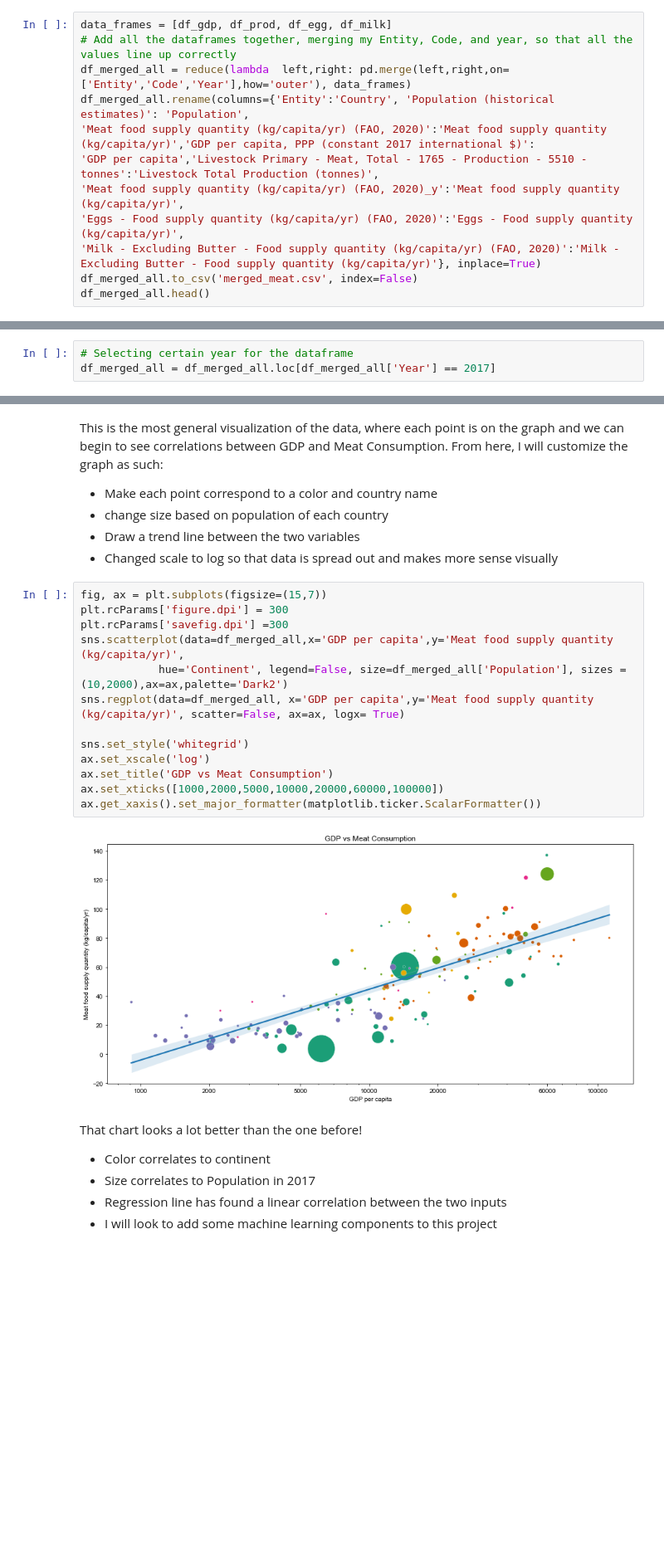
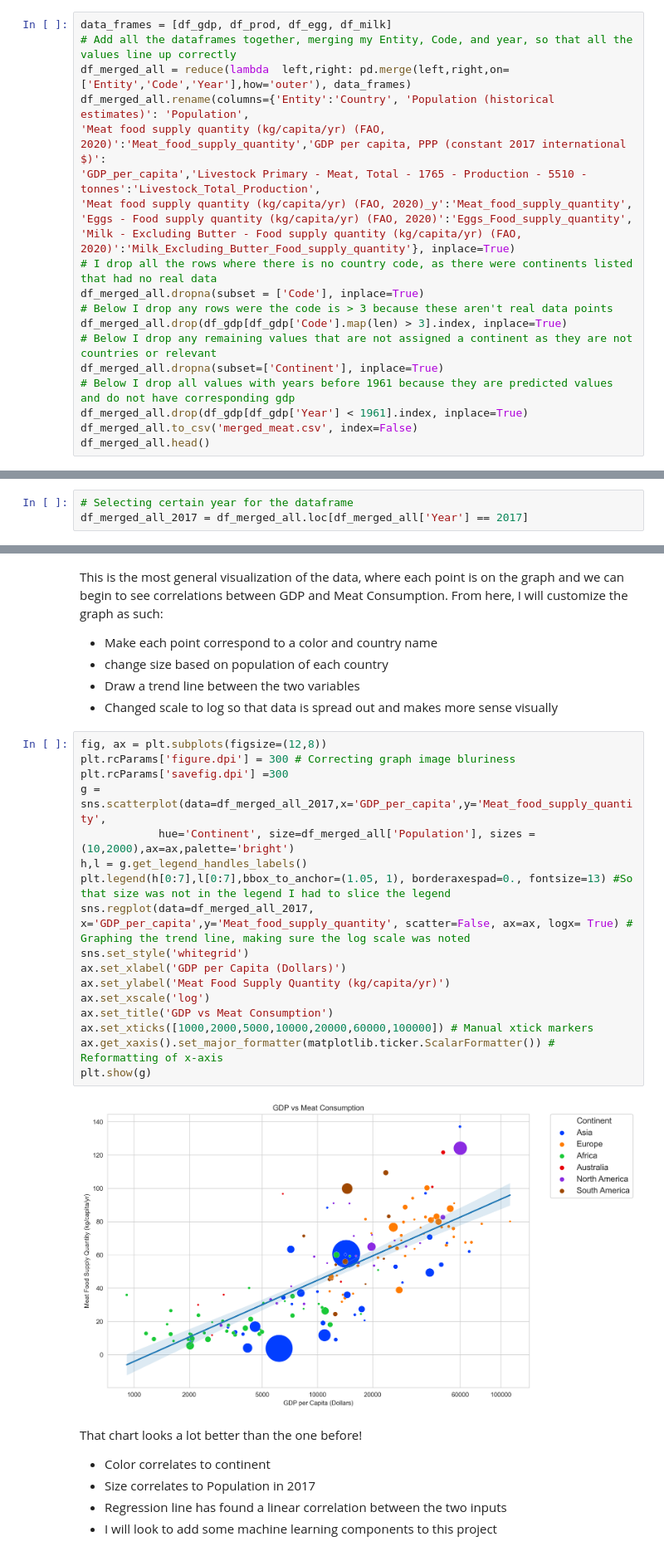
Before and after one commit to ssfriedman1/Meat-Consumption-Trends, a Jupyter notebook: meat_consume.ipynb, the cells around one changed output, grey strips where cells are left out. Shown at 83% size. Cells and saved outputs as stored; diff of their text form; blank space fills up the shorter version.

```diff
--- a/meat_consume.ipynb
+++ b/meat_consume.ipynb
@@ -104,11 +107,19 @@ data_frames = [df_gdp, df_prod, df_egg, df_milk]
 # Add all the dataframes together, merging my Entity, Code, and year, so that all the values line up correctly
 df_merged_all = reduce(lambda  left,right: pd.merge(left,right,on=['Entity','Code','Year'],how='outer'), data_frames)
 df_merged_all.rename(columns={'Entity':'Country', 'Population (historical estimates)': 'Population',
-'Meat food supply quantity (kg/capita/yr) (FAO, 2020)':'Meat food supply quantity (kg/capita/yr)','GDP per capita, PPP (constant 2017 international $)':
-'GDP per capita','Livestock Primary - Meat, Total - 1765 - Production - 5510 - tonnes':'Livestock Total Production (tonnes)',
-'Meat food supply quantity (kg/capita/yr) (FAO, 2020)_y':'Meat food supply quantity (kg/capita/yr)',
-'Eggs - Food supply quantity (kg/capita/yr) (FAO, 2020)':'Eggs - Food supply quantity (kg/capita/yr)',
-'Milk - Excluding Butter - Food supply quantity (kg/capita/yr) (FAO, 2020)':'Milk - Excluding Butter - Food supply quantity (kg/capita/yr)'}, inplace=True)
+'Meat food supply quantity (kg/capita/yr) (FAO, 2020)':'Meat_food_supply_quantity','GDP per capita, PPP (constant 2017 international $)':
+'GDP_per_capita','Livestock Primary - Meat, Total - 1765 - Production - 5510 - tonnes':'Livestock_Total_Production',
+'Meat food supply quantity (kg/capita/yr) (FAO, 2020)_y':'Meat_food_supply_quantity',
+'Eggs - Food supply quantity (kg/capita/yr) (FAO, 2020)':'Eggs_Food_supply_quantity',
+'Milk - Excluding Butter - Food supply quantity (kg/capita/yr) (FAO, 2020)':'Milk_Excluding_Butter_Food_supply_quantity'}, inplace=True)
+# I drop all the rows where there is no country code, as there were continents listed that had no real data
+df_merged_all.dropna(subset = ['Code'], inplace=True)
+# Below I drop any rows were the code is > 3 because these aren't real data points
+df_merged_all.drop(df_gdp[df_gdp['Code'].map(len) > 3].index, inplace=True)
+# Below I drop any remaining values that are not assigned a continent as they are not countries or relevant
+df_merged_all.dropna(subset=['Continent'], inplace=True)
+# Below I drop all values with years before 1961 because they are predicted values and do not have corresponding gdp
+df_merged_all.drop(df_gdp[df_gdp['Year'] < 1961].index, inplace=True)
 df_merged_all.to_csv('merged_meat.csv', index=False)
 df_merged_all.head()
 # %% [output]
@@ -135,7 +146,7 @@ I will also look to change the size of the circles, based on population of the c
 I will also filter out smaller countries.
 # %%
 # Selecting certain year for the dataframe
-df_merged_all = df_merged_all.loc[df_merged_all['Year'] == 2017]
+df_merged_all_2017 = df_merged_all.loc[df_merged_all['Year'] == 2017]
 # %% [markdown]
 I have changed the dataframe such that only the year 2017 for all the countries will be plotted
 # %%
@@ -153,20 +164,24 @@ This is the most general visualization of the data, where each point is on the g
 - Draw a trend line between the two variables
 - Changed scale to log so that data is spread out and makes more sense visually
 # %%
-fig, ax = plt.subplots(figsize=(15,7))
-plt.rcParams['figure.dpi'] = 300
+fig, ax = plt.subplots(figsize=(12,8))
+plt.rcParams['figure.dpi'] = 300 # Correcting graph image bluriness
 plt.rcParams['savefig.dpi'] =300
-sns.scatterplot(data=df_merged_all,x='GDP per capita',y='Meat food supply quantity (kg/capita/yr)',
-            hue='Continent', legend=False, size=df_merged_all['Population'], sizes = (10,2000),ax=ax,palette='Dark2')
-sns.regplot(data=df_merged_all, x='GDP per capita',y='Meat food supply quantity (kg/capita/yr)', scatter=False, ax=ax, logx= True)
-
+g = sns.scatterplot(data=df_merged_all_2017,x='GDP_per_capita',y='Meat_food_supply_quantity',
+            hue='Continent', size=df_merged_all['Population'], sizes = (10,2000),ax=ax,palette='bright')
+h,l = g.get_legend_handles_labels()
+plt.legend(h[0:7],l[0:7],bbox_to_anchor=(1.05, 1), borderaxespad=0., fontsize=13) #So that size was not in the legend I had to slice the legend
+sns.regplot(data=df_merged_all_2017, x='GDP_per_capita',y='Meat_food_supply_quantity', scatter=False, ax=ax, logx= True) # Graphing the trend line, making sure the log scale was noted
 sns.set_style('whitegrid')
+ax.set_xlabel('GDP per Capita (Dollars)')
+ax.set_ylabel('Meat Food Supply Quantity (kg/capita/yr)')
 ax.set_xscale('log')
 ax.set_title('GDP vs Meat Consumption')
-ax.set_xticks([1000,2000,5000,10000,20000,60000,100000])
-ax.get_xaxis().set_major_formatter(matplotlib.ticker.ScalarFormatter())
+ax.set_xticks([1000,2000,5000,10000,20000,60000,100000]) # Manual xtick markers
+ax.get_xaxis().set_major_formatter(matplotlib.ticker.ScalarFormatter()) # Reformatting of x-axis
+plt.show(g)
 # %% [output]
-[figure, old version]
+[figure, new version]
 # %% [markdown]
 That chart looks a lot better than the one before!
 - Color correlates to continent
```
Also changed, not shown: parts of 18 cells of this notebook.
